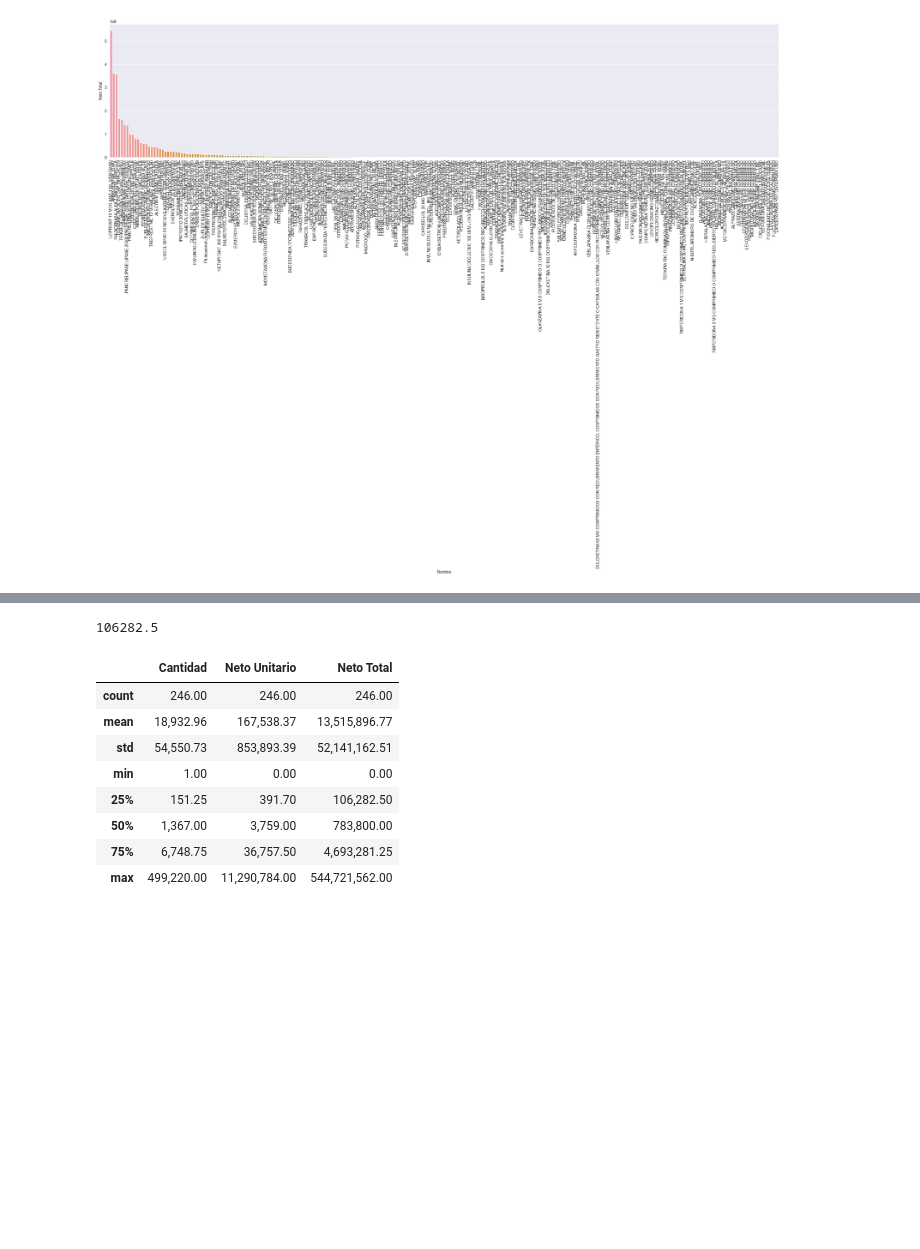
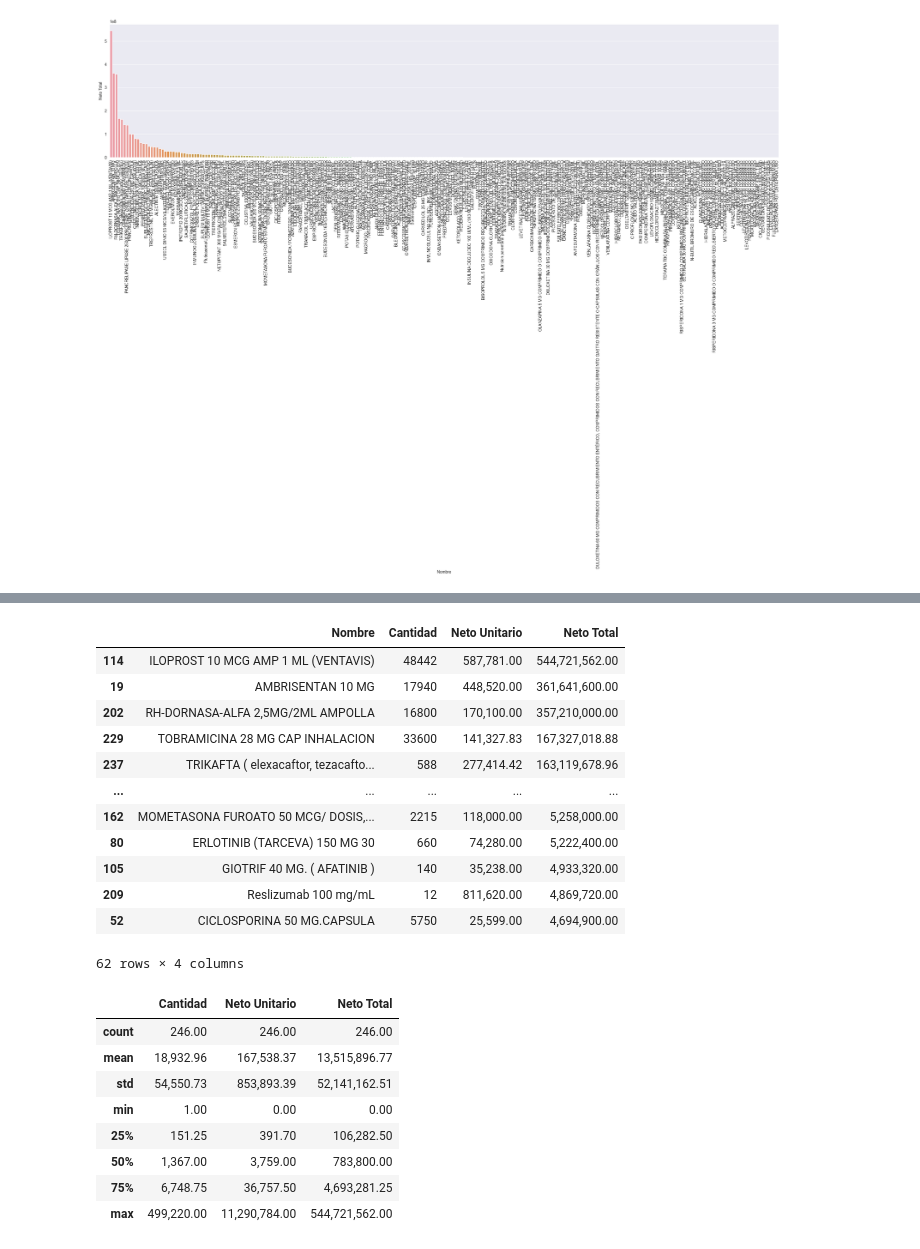
Before and after one commit to JavierRojas14/int, a Jupyter notebook: Finanzas/analisis_gasto_por_servicio/2022/analisis.ipynb, the cells around one changed output, grey strips where cells are left out. Cells and saved outputs as stored; diff of their text form; code cells hidden in the pictures; blank space fills up the shorter version.

```diff
--- a/Finanzas/analisis_gasto_por_servicio/2022/analisis.ipynb
+++ b/Finanzas/analisis_gasto_por_servicio/2022/analisis.ipynb
@@ -112,9 +104,30 @@ figura_articulos_servicio_suma = plottear(x='Nombre', y='Neto Total', df=articul
 # %%
-q1 = articulos_servicio_suma['Neto Total'].quantile(0.25)
-q2 = articulos_servicio_suma['Neto Total'].quantile(0.5)
-q3 = articulos_servicio_suma['Neto Total'].quantile(0.75)
+articulos_qmin = articulos_servicio_suma['Neto Total'].quantile(0)
+articulos_q1 = articulos_servicio_suma['Neto Total'].quantile(0.25)
+articulos_q2 = articulos_servicio_suma['Neto Total'].quantile(0.5)
+articulos_q3 = articulos_servicio_suma['Neto Total'].quantile(0.75)
+articulos_qmax = articulos_servicio_suma['Neto Total'].quantile(1)
-# %% [output]
-106282.5
+# %%
+df_articulos_min_q1 = articulos_servicio_suma.query('`Neto Total` >= @articulos_qmin and `Neto Total` < @articulos_q1')
+df_articulos_q1_q2 = articulos_servicio_suma.query('`Neto Total` >= @articulos_q1 and `Neto Total` < @articulos_q2')
+df_articulos_q2_q3 = articulos_servicio_suma.query('`Neto Total` >= @articulos_q2 and `Neto Total` < @articulos_q3')
+df_articulos_q3_max = articulos_servicio_suma.query('`Neto Total` >= @articulos_q3 and `Neto Total` <= @articulos_qmax')
+# %%
+df_articulos_q3_max
+# %% [output]
+|  | Nombre | Cantidad | Neto Unitario | Neto Total |
+| 114 | ILOPROST 10 MCG AMP 1 ML (VENTAVIS) | 48442 | 587,781.00 | 544,721,562.00 |
+| 19 | AMBRISENTAN 10 MG | 17940 | 448,520.00 | 361,641,600.00 |
+| 202 | RH-DORNASA-ALFA 2,5MG/2ML AMPOLLA | 16800 | 170,100.00 | 357,210,000.00 |
+| 229 | TOBRAMICINA 28 MG CAP INHALACION | 33600 | 141,327.83 | 167,327,018.88 |
+| 237 | TRIKAFTA ( elexacaftor, tezacafto... | 588 | 277,414.42 | 163,119,678.96 |
+| ... | ... | ... | ... | ... |
+| 162 | MOMETASONA FUROATO 50 MCG/ DOSIS,... | 2215 | 118,000.00 | 5,258,000.00 |
+| 80 | ERLOTINIB (TARCEVA) 150 MG 30 | 660 | 74,280.00 | 5,222,400.00 |
+| 105 | GIOTRIF 40 MG. ( AFATINIB ) | 140 | 35,238.00 | 4,933,320.00 |
+| 209 | Reslizumab 100 mg/mL | 12 | 811,620.00 | 4,869,720.00 |
+| 52 | CICLOSPORINA 50 MG.CAPSULA | 5750 | 25,599.00 | 4,694,900.00 |
+62 rows × 4 columns
 # %%
 articulos_servicio_suma.describe()
 # %% [output]
```
Also changed, not shown: parts of 4 cells of this notebook.
